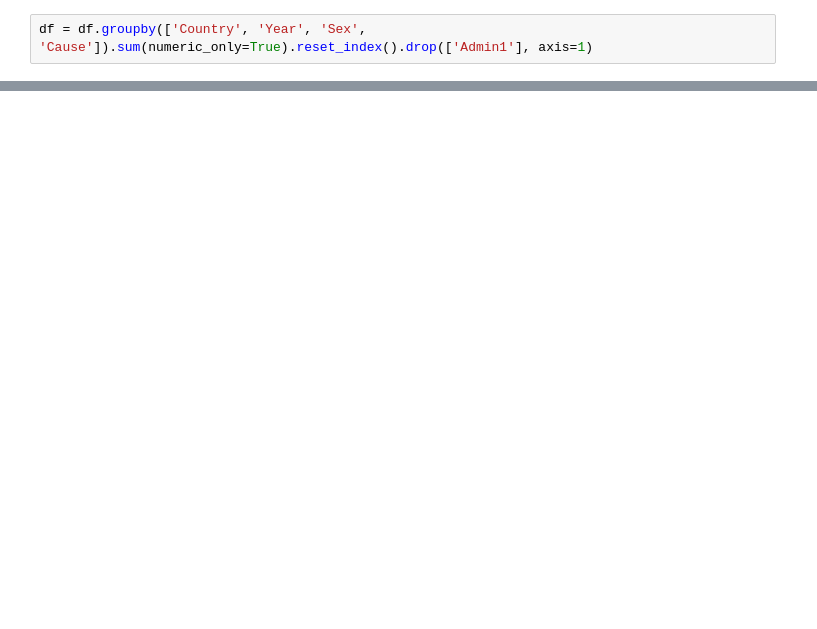
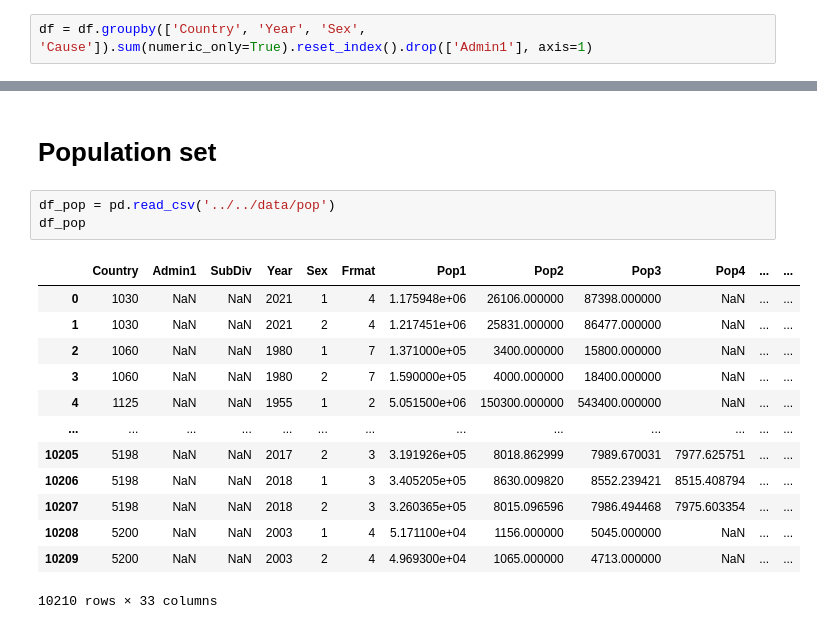
Before and after one commit to GabrielJuan349/epimap, a Jupyter notebook: src/eda/data_analysis.ipynb, the cells around one changed output, grey strips where cells are left out. Saved outputs shown, nothing was run; the diff lists cells and outputs as text; blank space fills up the shorter version.

```diff
--- a/src/eda/data_analysis.ipynb
+++ b/src/eda/data_analysis.ipynb
@@ -140,0 +235,19 @@ df = df.groupby(['Country', 'Year', 'Sex', 'Cause']).sum(numeric_only=True).rese
+# %% [markdown]
+# Population set
+# %%
+df_pop = pd.read_csv('../../data/pop')
+df_pop
+# %% [output]
+|  | Country | Admin1 | SubDiv | Year | Sex | Frmat | Pop1 | Pop2 | Pop3 | Pop4 | ... | ... |
+| 0 | 1030 | NaN | NaN | 2021 | 1 | 4 | 1.175948e+06 | 26106.000000 | 87398.000000 | NaN | ... | ... |
+| 1 | 1030 | NaN | NaN | 2021 | 2 | 4 | 1.217451e+06 | 25831.000000 | 86477.000000 | NaN | ... | ... |
+| 2 | 1060 | NaN | NaN | 1980 | 1 | 7 | 1.371000e+05 | 3400.000000 | 15800.000000 | NaN | ... | ... |
+| 3 | 1060 | NaN | NaN | 1980 | 2 | 7 | 1.590000e+05 | 4000.000000 | 18400.000000 | NaN | ... | ... |
+| 4 | 1125 | NaN | NaN | 1955 | 1 | 2 | 5.051500e+06 | 150300.000000 | 543400.000000 | NaN | ... | ... |
+| ... | ... | ... | ... | ... | ... | ... | ... | ... | ... | ... | ... | ... |
+| 10205 | 5198 | NaN | NaN | 2017 | 2 | 3 | 3.191926e+05 | 8018.862999 | 7989.670031 | 7977.625751 | ... | ... |
+| 10206 | 5198 | NaN | NaN | 2018 | 1 | 3 | 3.405205e+05 | 8630.009820 | 8552.239421 | 8515.408794 | ... | ... |
+| 10207 | 5198 | NaN | NaN | 2018 | 2 | 3 | 3.260365e+05 | 8015.096596 | 7986.494468 | 7975.603354 | ... | ... |
+| 10208 | 5200 | NaN | NaN | 2003 | 1 | 4 | 5.171100e+04 | 1156.000000 | 5045.000000 | NaN | ... | ... |
+| 10209 | 5200 | NaN | NaN | 2003 | 2 | 4 | 4.969300e+04 | 1065.000000 | 4713.000000 | NaN | ... | ... |
+10210 rows × 33 columns
```
Also changed, not shown: parts of 34 cells of this notebook.
